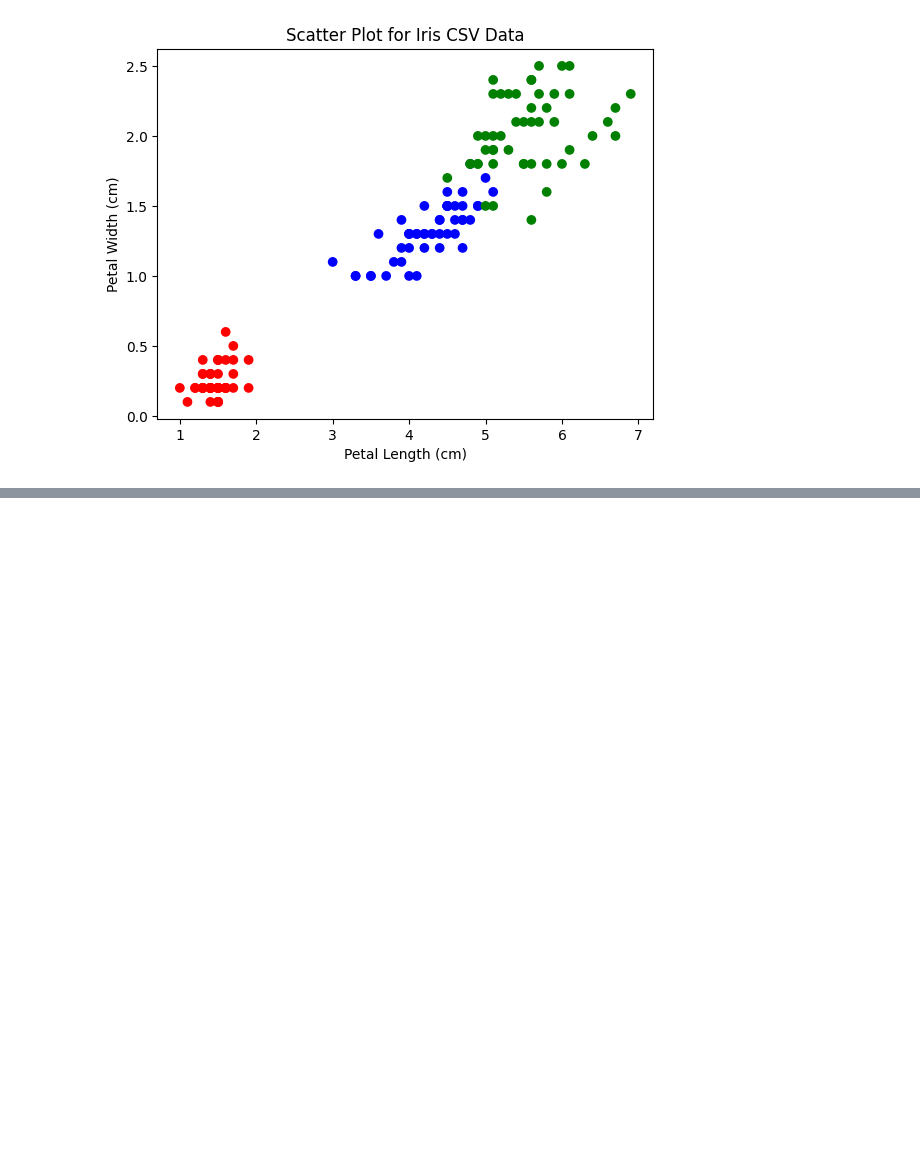
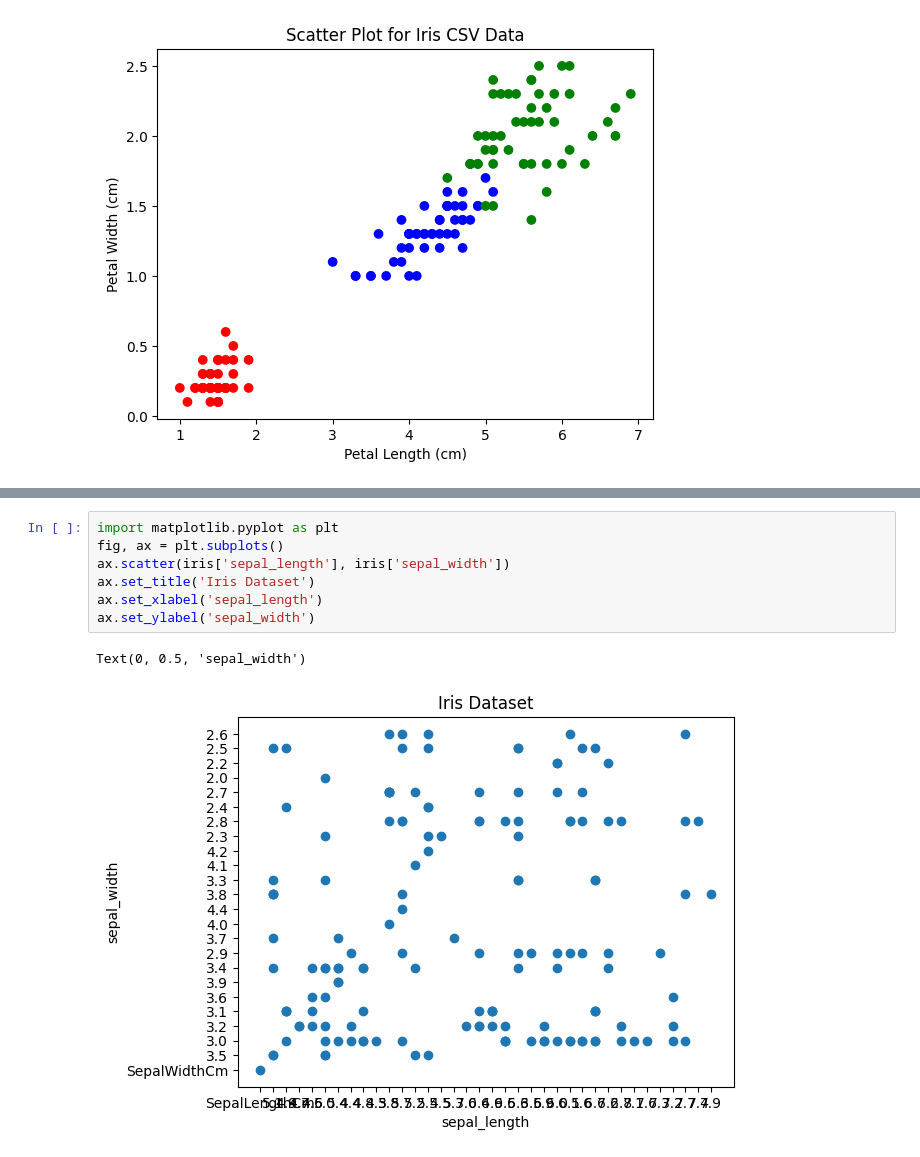
Before and after one commit to harish-git63/Demo1, a Jupyter notebook: HARISH_AIML_LAB_1_.ipynb, the cells around one changed output, grey strips where cells are left out. Drawn from its saved outputs; the diff is of its cells as text; blank space fills up the shorter version.

```diff
--- a/HARISH_AIML_LAB_1_.ipynb
+++ b/HARISH_AIML_LAB_1_.ipynb
@@ -1867,0 +1930,10 @@ plt.show()
+# %%
+import matplotlib.pyplot as plt
+fig, ax = plt.subplots()
+ax.scatter(iris['sepal_length'], iris['sepal_width'])
+ax.set_title('Iris Dataset')
+ax.set_xlabel('sepal_length')
+ax.set_ylabel('sepal_width')
+# %% [output]
+Text(0, 0.5, 'sepal_width')
+[figure, added]
```
Also changed, not shown: parts of 28 cells of this notebook.
